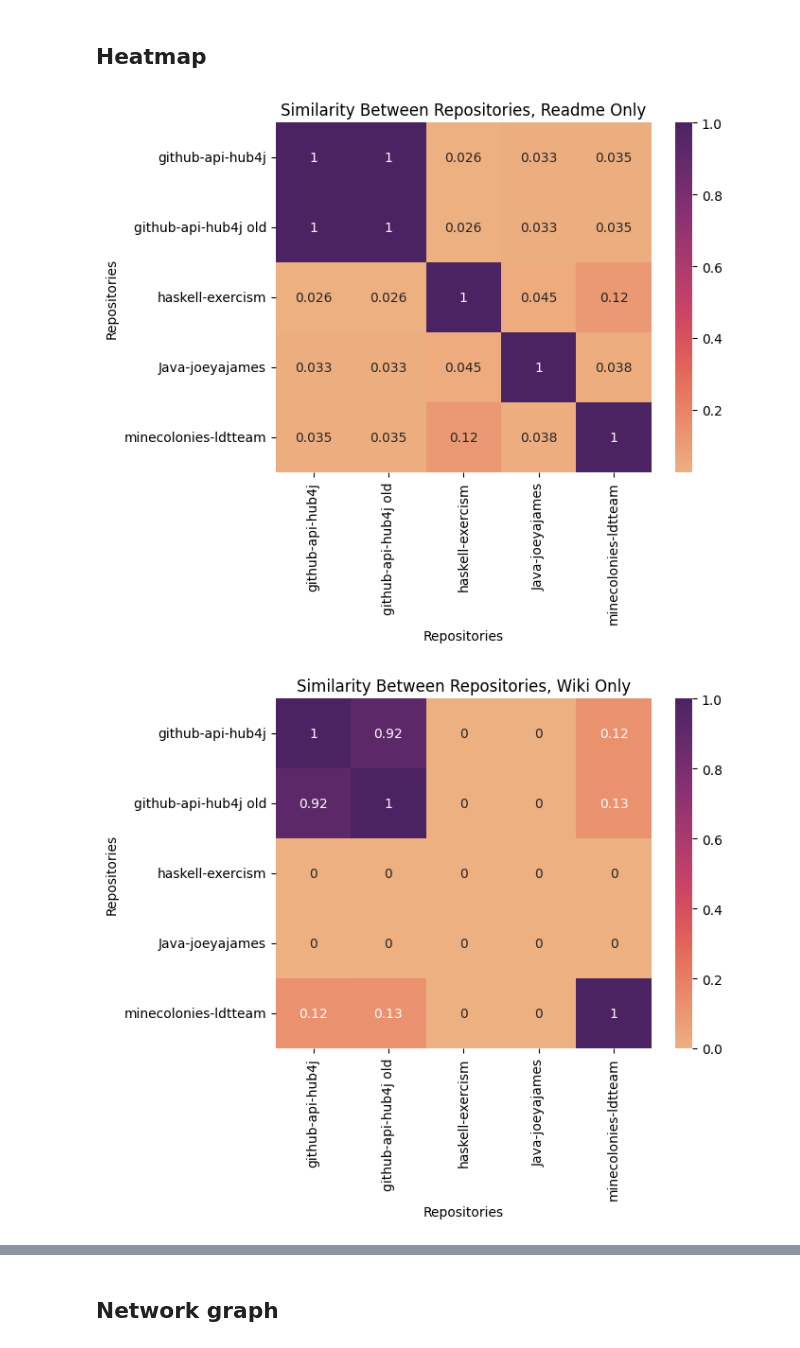
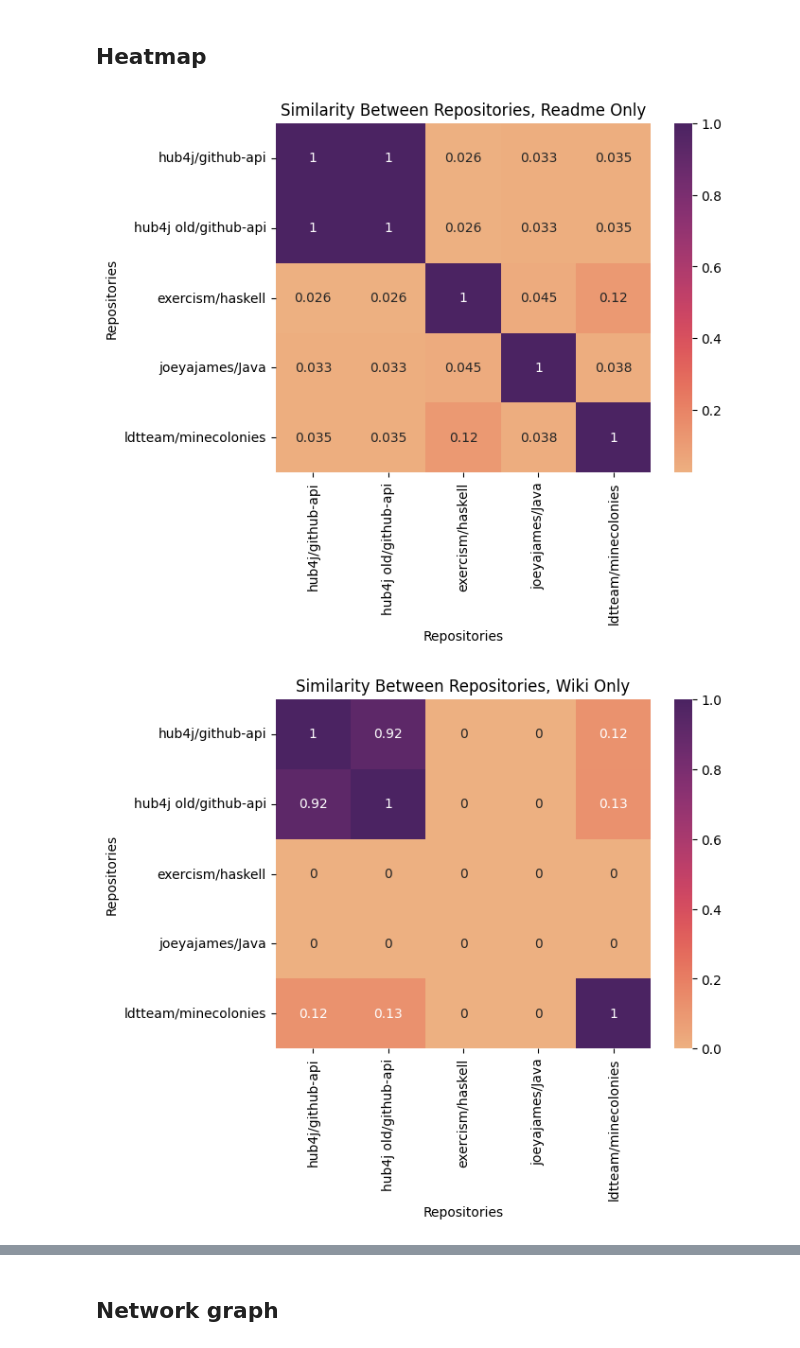
Before and after one commit to acturcu/research-documentation-similarity, a Jupyter notebook: textProcessingNotebook.ipynb, the cells around one changed output, grey strips where cells are left out. Saved outputs shown, nothing was run; the diff lists cells and outputs as text; code cells hidden in the pictures.

```diff
--- a/textProcessingNotebook.ipynb
+++ b/textProcessingNotebook.ipynb
@@ -246,13 +252,15 @@ Java-joeyajames minecolonies-ldtteam 0.057289462767452705
 # %%
 similarity_types = [similarities_readme, similarities_wiki, similarities_comments, similarities_combined]
 title = ["Readme Only", "Wiki Only", "Comments Only", "Combined Documentation"]
 
+labels = [repo.split("_")[1] + "/" + repo.split("_")[0] for repo in files_dictionary.keys()]
+
 for index, sim in enumerate(similarity_types):
-    sns.heatmap(sim, annot=True, cmap="flare", xticklabels=files_dictionary.keys(), yticklabels=files_dictionary.keys())
+    sns.heatmap(sim, annot=True, cmap="flare", xticklabels=labels, yticklabels=labels)
     plt.title('Similarity Between Repositories, ' + title[index])
     plt.xlabel('Repositories')
     plt.ylabel('Repositories')
     plt.show()
 # %% [output]
-[figure, old version]
+[figure, new version]
-[figure, old version]
+[figure, new version]
```
Also changed, not shown: parts of 7 cells of this notebook, 1 other file.
